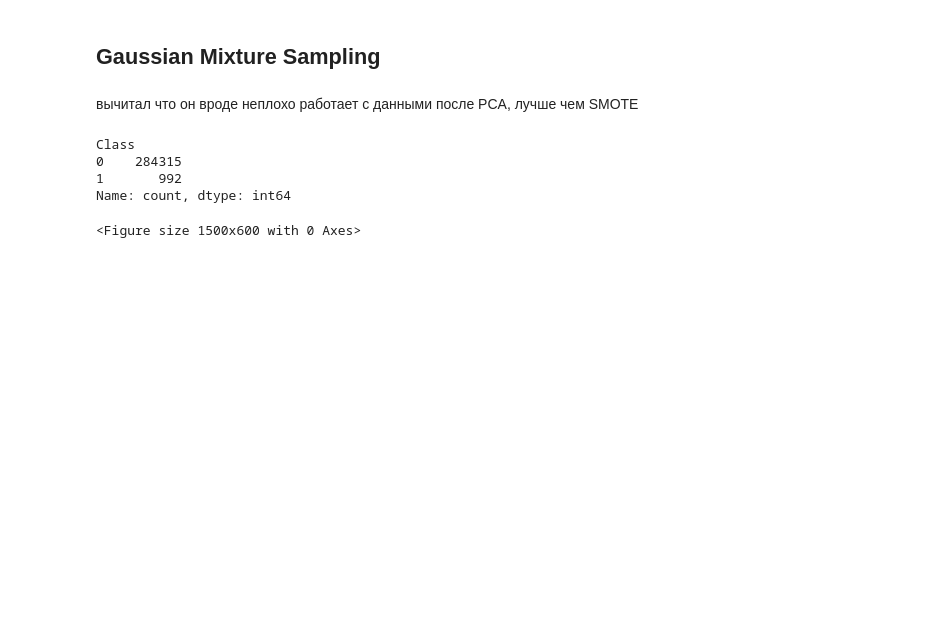
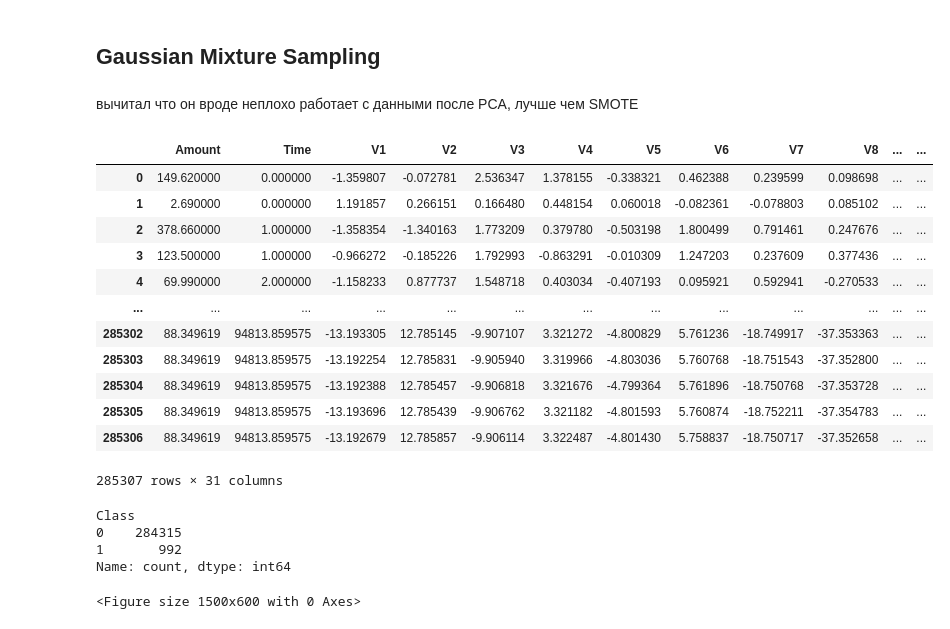
Before and after one commit to NeMoWister/fraud, a Jupyter notebook: imrpovements.ipynb, the cells around one changed output. Saved outputs shown, nothing was run; the diff lists cells and outputs as text; code cells hidden in the pictures; blank space fills up the shorter version.

```diff
--- a/imrpovements.ipynb
+++ b/imrpovements.ipynb
@@ -60,0 +63,6 @@ initial_metrics
+# %%
+X_train, X_test, y_train, y_test = train_test_split(
+    X, y,
+    test_size=0.2,
+    random_state=SEED,
+)
@@ -136,5 +342,21 @@ preprocessor = Pipeline([
 
 df_augmented = preprocessor.fit_transform(df)
+# %%
+df_augmented
+# %% [output]
+|  | Amount | Time | V1 | V2 | V3 | V4 | V5 | V6 | V7 | V8 | ... | ... |
+| 0 | 149.620000 | 0.000000 | -1.359807 | -0.072781 | 2.536347 | 1.378155 | -0.338321 | 0.462388 | 0.239599 | 0.098698 | ... | ... |
+| 1 | 2.690000 | 0.000000 | 1.191857 | 0.266151 | 0.166480 | 0.448154 | 0.060018 | -0.082361 | -0.078803 | 0.085102 | ... | ... |
+| 2 | 378.660000 | 1.000000 | -1.358354 | -1.340163 | 1.773209 | 0.379780 | -0.503198 | 1.800499 | 0.791461 | 0.247676 | ... | ... |
+| 3 | 123.500000 | 1.000000 | -0.966272 | -0.185226 | 1.792993 | -0.863291 | -0.010309 | 1.247203 | 0.237609 | 0.377436 | ... | ... |
+| 4 | 69.990000 | 2.000000 | -1.158233 | 0.877737 | 1.548718 | 0.403034 | -0.407193 | 0.095921 | 0.592941 | -0.270533 | ... | ... |
+| ... | ... | ... | ... | ... | ... | ... | ... | ... | ... | ... | ... | ... |
+| 285302 | 88.349619 | 94813.859575 | -13.193305 | 12.785145 | -9.907107 | 3.321272 | -4.800829 | 5.761236 | -18.749917 | -37.353363 | ... | ... |
+| 285303 | 88.349619 | 94813.859575 | -13.192254 | 12.785831 | -9.905940 | 3.319966 | -4.803036 | 5.760768 | -18.751543 | -37.352800 | ... | ... |
+| 285304 | 88.349619 | 94813.859575 | -13.192388 | 12.785457 | -9.906818 | 3.321676 | -4.799364 | 5.761896 | -18.750768 | -37.353728 | ... | ... |
+| 285305 | 88.349619 | 94813.859575 | -13.193696 | 12.785439 | -9.906762 | 3.321182 | -4.801593 | 5.760874 | -18.752211 | -37.354783 | ... | ... |
+| 285306 | 88.349619 | 94813.859575 | -13.192679 | 12.785857 | -9.906114 | 3.322487 | -4.801430 | 5.758837 | -18.750717 | -37.352658 | ... | ... |
+285307 rows × 31 columns
 # %%
 df_augmented['Class'].value_counts() # посмотрим на таргет
 # %% [output]
```
Also changed, not shown: parts of 9 cells of this notebook, 4 other files.
